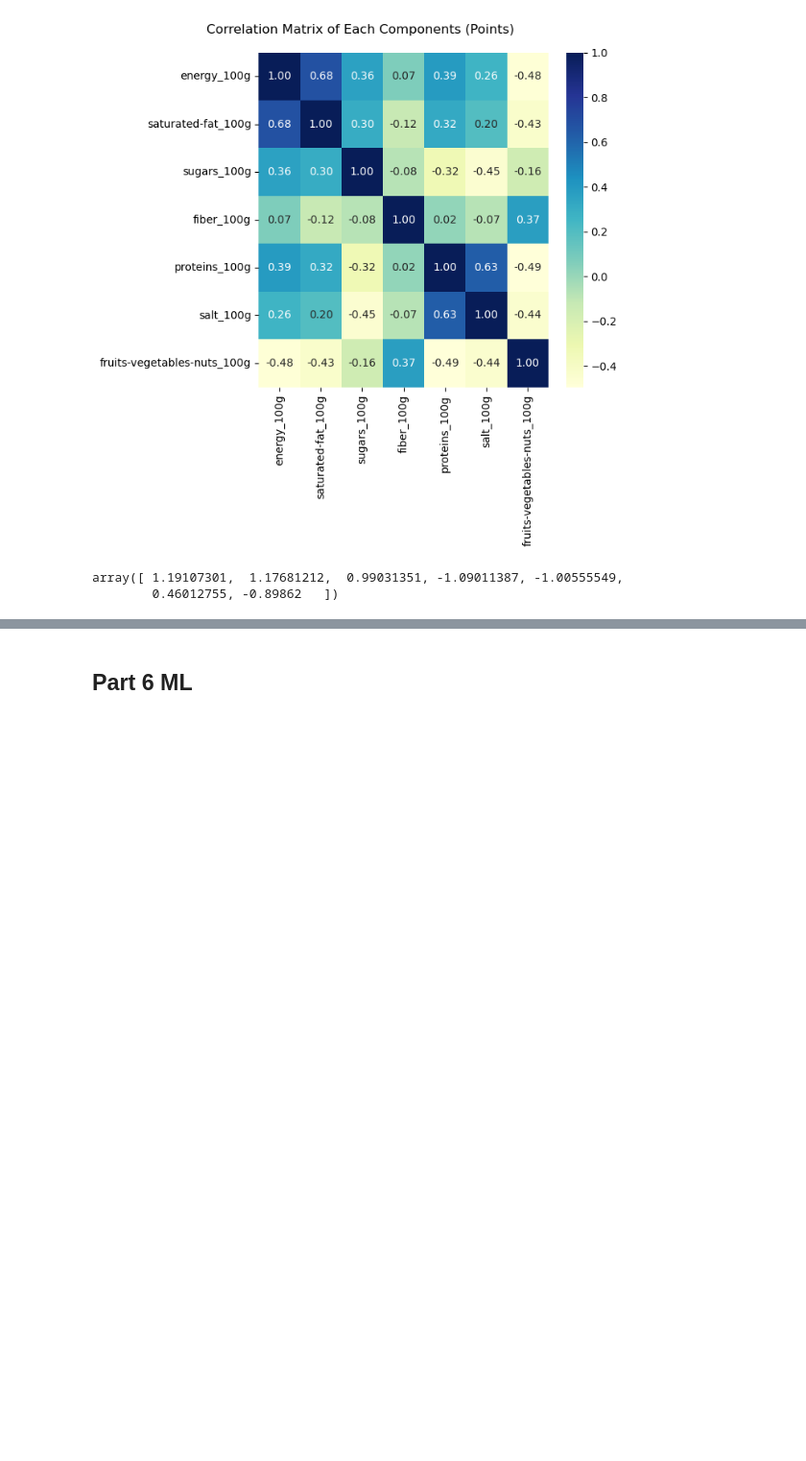
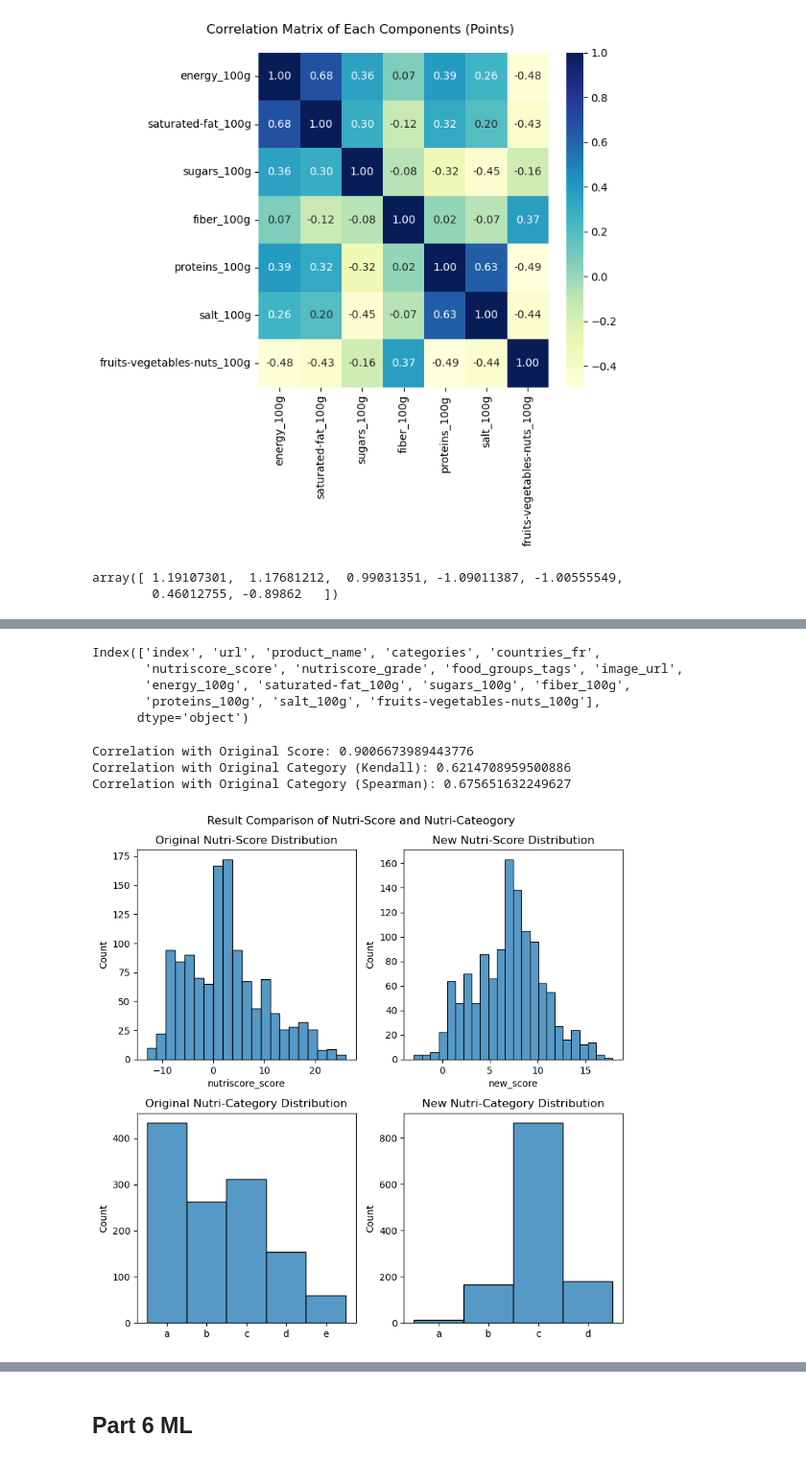
Before and after one commit to SYusupov/DecisionModelling_CS, a Jupyter notebook: project/Part 4 and Part 6.ipynb, the cells around one changed output, grey strips where cells are left out. Shown at 96% size. Saved outputs shown, nothing was run; the diff lists cells and outputs as text; code cells hidden in the pictures; blank space fills up the shorter version.

```diff
--- a/project/Part 4 and Part 6.ipynb
+++ b/project/Part 4 and Part 6.ipynb
@@ -244,0 +400,10 @@ array([1., 1., 1., 1., 1., 1., 1.])
+# %%
+new_points_df["new_score"] = new_points_df["energy_100g"] + \
+                             new_points_df["sugars_100g"] + \
+                             new_points_df["saturated-fat_100g"] + \
+                             new_points_df["salt_100g"] - \
+                             new_points_df["fruits-vegetables-nuts_100g"] - \
+                             new_points_df["fiber_100g"] - \
+                             new_points_df["proteins_100g"]
+
+new_points_df
@@ -244,0 +424,16 @@ array([1., 1., 1., 1., 1., 1., 1.])
+# %%
+def category_classifying(score):
+    if score <= -0.5:
+        return "a"
+    elif score > -0.5 and score <= 2.5:
+        return "b"
+    elif score > 2.5 and score <= 10.5:
+        return "c"
+    elif score > 10.5 and score <= 18.5:
+        return "d"
+    elif score > 18.5:
+        return "e"
+
+
+new_points_df["new_category"] = new_points_df["new_score"].apply(lambda x: category_classifying(x))
+new_points_df
@@ -244,0 +454,36 @@ array([1., 1., 1., 1., 1., 1., 1.])
+# %%
+data.columns
+# %% [output]
+Index(['index', 'url', 'product_name', 'categories', 'countries_fr',
+       'nutriscore_score', 'nutriscore_grade', 'food_groups_tags', 'image_url',
+       'energy_100g', 'saturated-fat_100g', 'sugars_100g', 'fiber_100g',
+       'proteins_100g', 'salt_100g', 'fruits-vegetables-nuts_100g'],
+      dtype='object')
+# %%
+print("Correlation with Original Score:", np.corrcoef(new_points_df["new_score"],data['nutriscore_score'])[0,1])
+
+print("Correlation with Original Category (Kendall):", scipy.stats.kendalltau(new_points_df["new_category"],data['nutriscore_grade'])[0])
+print("Correlation with Original Category (Spearman):", scipy.stats.spearmanr(new_points_df["new_category"],data['nutriscore_grade'])[0])
+# %% [output]
+Correlation with Original Score: 0.9006673989443776
+Correlation with Original Category (Kendall): 0.6214708959500886
+Correlation with Original Category (Spearman): 0.675651632249627
+# %%
+fig,ax = plt.subplots(2,2,figsize = (8,8))
+
+sns.histplot(data['nutriscore_score'],ax=ax[0,0])
+ax[0,0].set_title("Original Nutri-Score Distribution")
+sns.histplot(new_points_df["new_score"],ax=ax[0,1])
+ax[0,1].set_title("New Nutri-Score Distribution")
+sns.histplot(pd.Categorical(data['nutriscore_grade'], ['a','b','c','d','e']),ax=ax[1,0])
+ax[1,0].set_title("Original Nutri-Category Distribution")
+sns.histplot(pd.Categorical(new_points_df["new_category"], ['a','b','c','d','e']),ax=ax[1,1])
+ax[1,1].set_title("New Nutri-Category Distribution")
+
+
+plt.suptitle("Result Comparison of Nutri-Score and Nutri-Cateogory")
+plt.tight_layout()
+
+fig.savefig("./images/Part4_Result_Comparison.jpg",dpi = 300)
+# %% [output]
+[figure, added]
```
Also changed, not shown: parts of 24 cells of this notebook, 3 other files.
